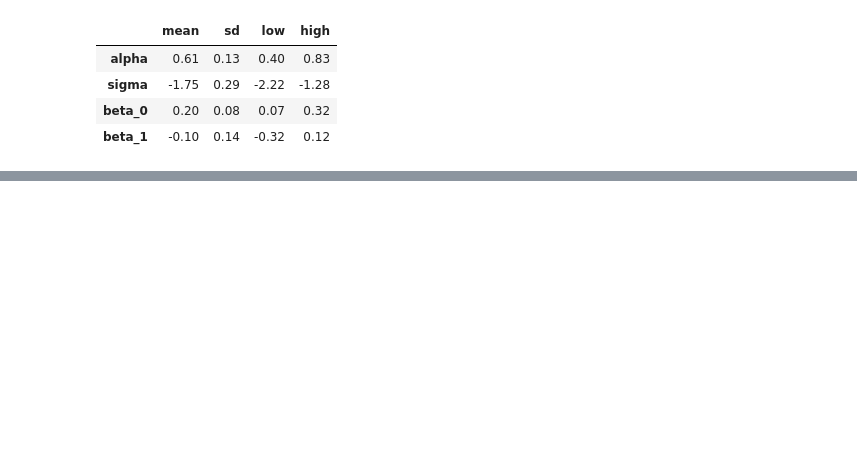
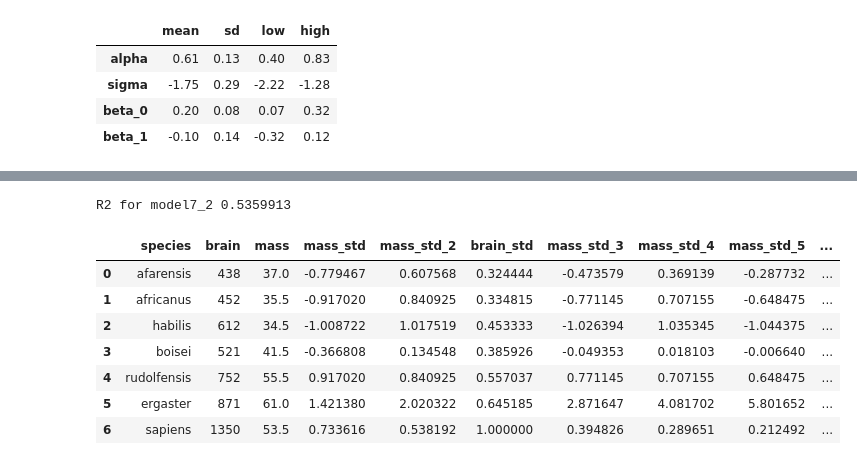
Before and after one commit to sushmit86/Statiistical_rethinking_jax, a Jupyter notebook: sushmit_07__Ulysses_Compass.ipynb, the cells around one changed output, grey strips where cells are left out. Saved outputs shown, nothing was run; the diff lists cells and outputs as text; code cells hidden in the pictures; blank space fills up the shorter version.

Commit message:
Created using Colab (fixed till models)

```diff
--- a/sushmit_07__Ulysses_Compass.ipynb
+++ b/sushmit_07__Ulysses_Compass.ipynb
@@ -218,0 +265,53 @@ Array(0., dtype=float32)
+# %%
+post_samples_array = df_post_samples_m_7_2.to_numpy()
+fn_mu = lambda _samples,_mass_arr : _samples[:,0] + _samples[:,2] * (_mass_arr) + _samples[:,3] * (_mass_arr)**2
+print('R2 for model7_2',get_r2(fn_mu,post_samples_array))
+dict_for_graphs["model7_2"]={'R2':get_r2(fn_mu,post_samples_array)}
+
+get_mu_lower = lambda _mass: arviz.hdi(np.array(df_post_samples_m_7_2.alpha + df_post_samples_m_7_2.beta_0 * _mass
+                                      + df_post_samples_m_7_2.beta_1 * _mass**2),hdi_prob = credib_interval)[0]
+get_mu_upper = lambda _mass: arviz.hdi(np.array(df_post_samples_m_7_2.alpha + df_post_samples_m_7_2.beta_0 * _mass
+                                      + df_post_samples_m_7_2.beta_1 * _mass**2),hdi = credib_interval)[1]
+
+vfunc_lower = np.vectorize(get_mu_lower)
+vfunc_higher = np.vectorize(get_mu_upper)
+# mu_lower=vfunc_lower(mass_arr)
+# mu_higher=vfunc_higher(mass_arr)
+# mean_mu_pred = df_result.loc['alpha','mean'] + df_result.loc['beta_0','mean'] * mass_arr + df_result.loc['beta_1','mean'] * mass_arr**2
+mu_lower=vfunc_lower(mass_arr_updated)
+mu_higher=vfunc_higher(mass_arr_updated)
+mean_mu_pred = df_result.loc['alpha','mean'] + df_result.loc['beta_0','mean'] * mass_arr_updated + df_result.loc['beta_1','mean'] * mass_arr_updated**2
+
+dict_for_graphs["model7_2"]['mu_lower'] = mu_lower
+dict_for_graphs["model7_2"]['mu_higher'] = mu_higher
+dict_for_graphs["model7_2"]['mean_mu_pred'] = mean_mu_pred
+dict_for_graphs["model7_2"]['mu_lower_non_std'] = mu_lower * np.max(d.brain)
+dict_for_graphs["model7_2"]['mu_higher_non_std'] = mu_higher * np.max(d.brain)
+dict_for_graphs["model7_2"]['mean_mu_pred_non_std'] = mean_mu_pred * np.max(d.brain)
+# %% [output]
+R2 for model7_2 0.5359913
+# %%
+d['mass_std'] = (d.mass - np.mean(d.mass))/np.std(d.mass,ddof=1)
+d['mass_std_2'] = d.mass_std**2
+d['mass_std_3'] = d.mass_std**3
+d['mass_std_4'] = d.mass_std**4
+d['mass_std_5'] = d.mass_std**5
+d['mass_std_6'] = d.mass_std**6
+d['brain_std'] = d.brain/np.max(d.brain)
+display(d)
+brain_arr =jnp.array(d.brain_std)
+mass_arr = jnp.array(d.mass_std)
+mass_arr_2 = jnp.array(d.mass_std_2)
+mass_arr_3 = jnp.array(d.mass_std**3)
+mass_arr_4 = jnp.array(d.mass_std**4)
+mass_arr_5 = jnp.array(d.mass_std**5)
+mass_arr_6 = jnp.array(d.mass_std**6)
+# %% [output]
+|  | species | brain | mass | mass_std | mass_std_2 | brain_std | mass_std_3 | mass_std_4 | mass_std_5 | ... |
+| 0 | afarensis | 438 | 37.0 | -0.779467 | 0.607568 | 0.324444 | -0.473579 | 0.369139 | -0.287732 | ... |
+| 1 | africanus | 452 | 35.5 | -0.917020 | 0.840925 | 0.334815 | -0.771145 | 0.707155 | -0.648475 | ... |
+| 2 | habilis | 612 | 34.5 | -1.008722 | 1.017519 | 0.453333 | -1.026394 | 1.035345 | -1.044375 | ... |
+| 3 | boisei | 521 | 41.5 | -0.366808 | 0.134548 | 0.385926 | -0.049353 | 0.018103 | -0.006640 | ... |
+| 4 | rudolfensis | 752 | 55.5 | 0.917020 | 0.840925 | 0.557037 | 0.771145 | 0.707155 | 0.648475 | ... |
+| 5 | ergaster | 871 | 61.0 | 1.421380 | 2.020322 | 0.645185 | 2.871647 | 4.081702 | 5.801652 | ... |
+| 6 | sapiens | 1350 | 53.5 | 0.733616 | 0.538192 | 1.000000 | 0.394826 | 0.289651 | 0.212492 | ... |
```
Also changed, not shown: parts of 19 cells of this notebook.
